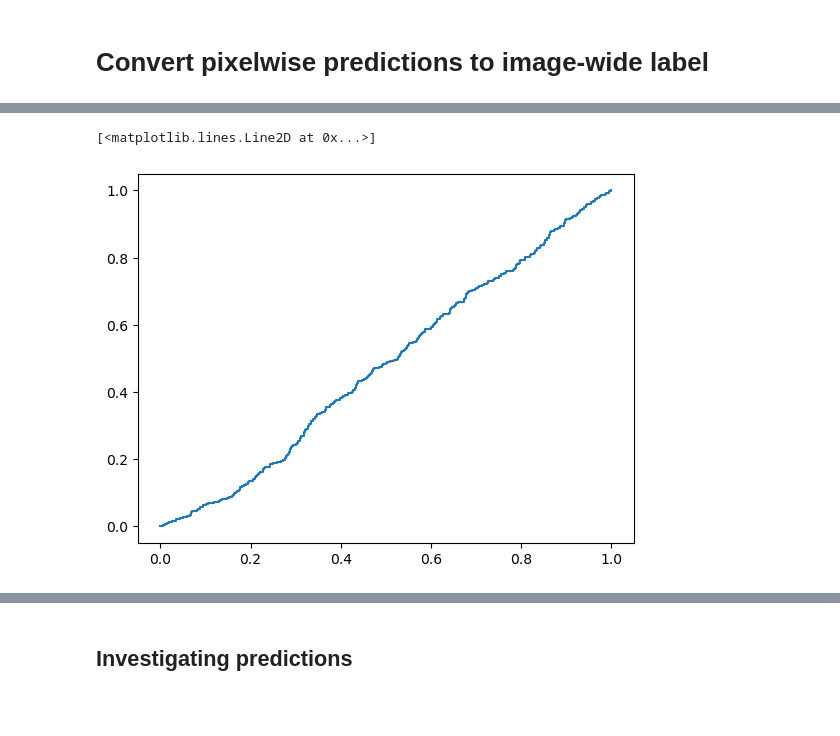
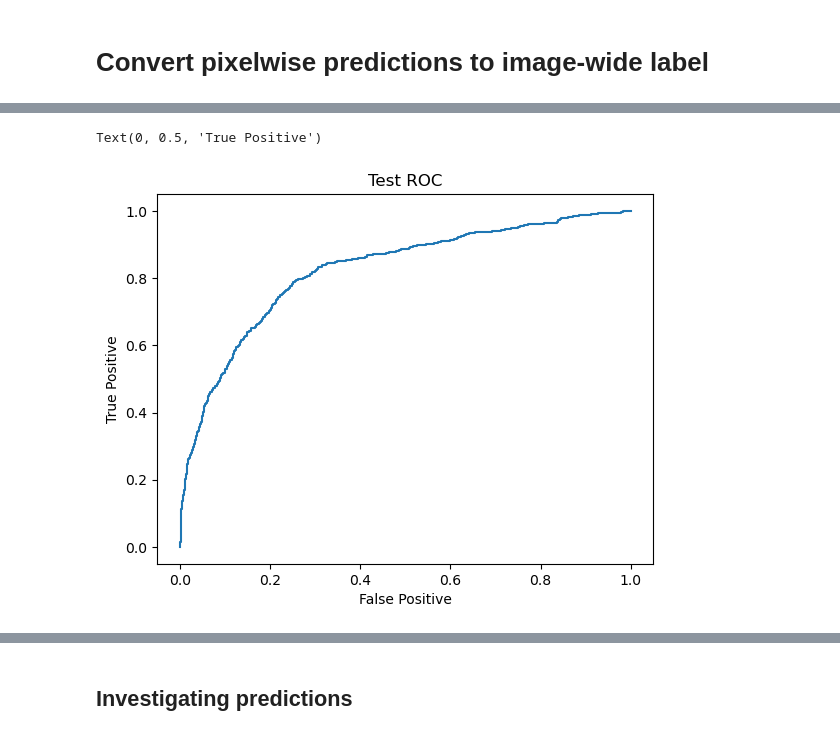
Before and after one commit to KYan19/asm_segment, a Jupyter notebook: notebooks/03_seg_to_class.ipynb, the cells around one changed output, grey strips where cells are left out. Drawn from its saved outputs; the diff is of its cells as text; code cells hidden in the pictures; blank space fills up the shorter version.

```diff
--- a/notebooks/03_seg_to_class.ipynb
+++ b/notebooks/03_seg_to_class.ipynb
@@ -122,14 +136,16 @@ Batch 34
 # %% [markdown]
 # Convert pixelwise predictions to image-wide label
 # %%
-def pixelwise_to_class(pixelwise_preds):
+def pixelwise_to_prob(pixelwise_preds):
     class_proba = {}
     for (unique_id,preds) in pixelwise_preds.items():
-        # average probability in pixels classified as mine (>0.5)
-        class_proba[unique_id] = np.mean(preds*(preds>0.5))
+        # average probability
+        class_proba[unique_id] = np.mean(preds)
+        #class_proba[unique_id] = np.mean(preds*(preds>0.5))
+        #class_proba[unique_id] = np.sum((preds>0.5))
     return class_proba
 # %%
-class_proba = pixelwise_to_class(pixelwise_predictions)
+class_proba = pixelwise_to_prob(pixelwise_predictions)
 # %%
 path="/n/home07/kayan/asm/data/filtered_labels.geojson"
 label_df = gpd.read_file(path)
@@ -148,7 +156,10 @@ Text(0.5, 1.0, 'Test ROC (model train)')
-# %%
-fig,ax = plt.subplots()
-fpr, tpr, _ = roc_curve(true_labels, class_proba)
-ax.plot(fpr, tpr)
-# %% [output]
-[<matplotlib.lines.Line2D at 0x...>]
-[figure, removed]
+# %%
+fig,ax = plt.subplots()
+fpr, tpr, _ = roc_curve(true_labels, class_proba)
+ax.plot(fpr, tpr)
+ax.set_title("Test ROC")
+ax.set_xlabel("False Positive")
+ax.set_ylabel("True Positive")
+# %% [output]
+Text(0, 0.5, 'True Positive')
+[figure, added]
```
Also changed, not shown: parts of 21 cells of this notebook.
